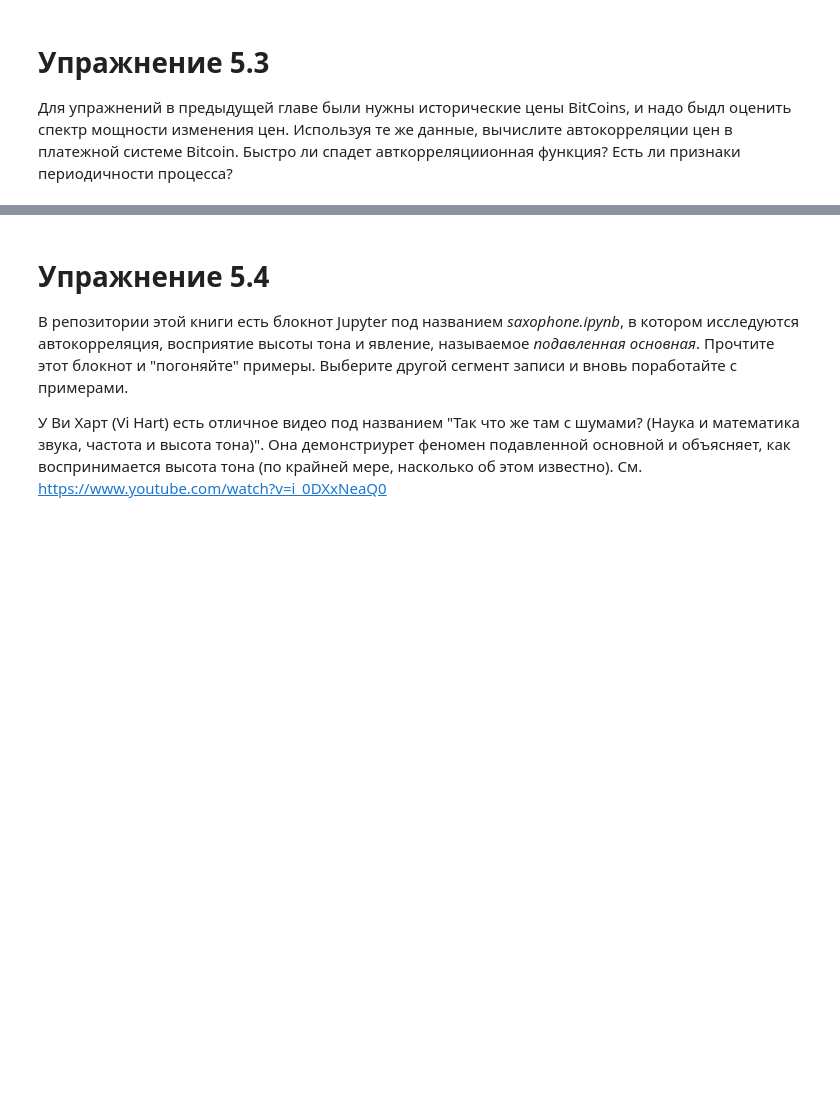
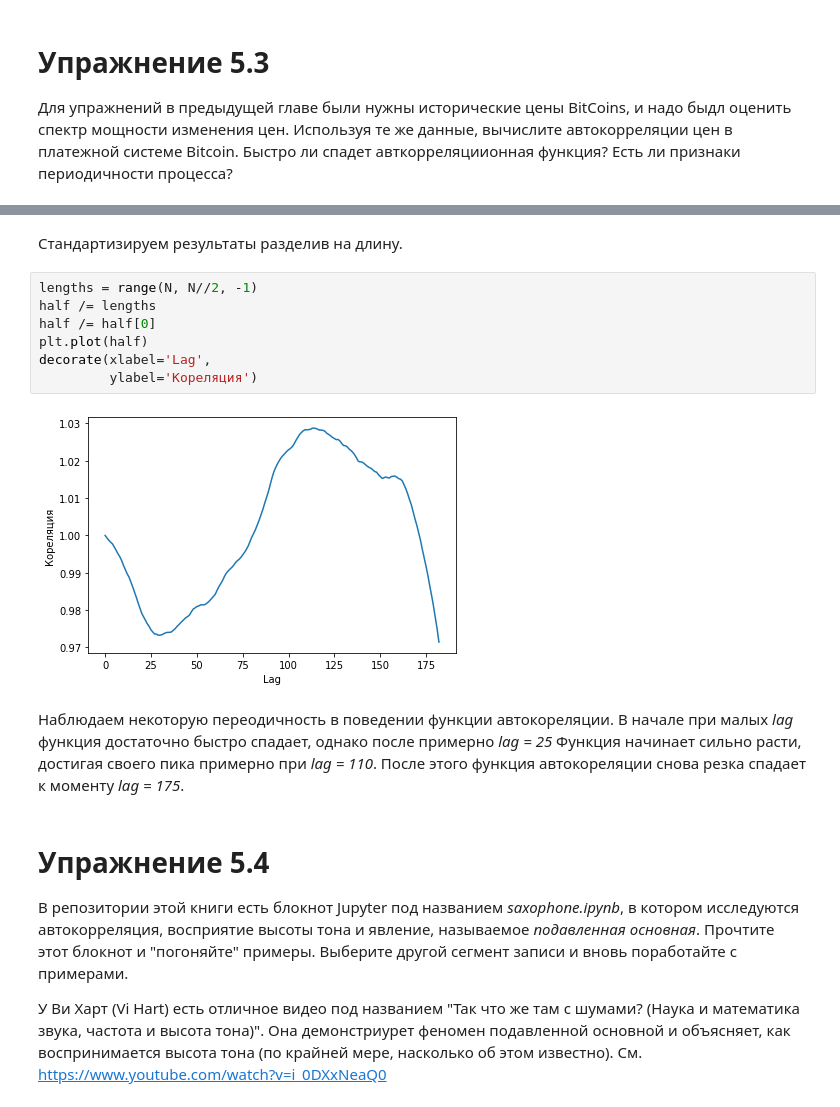
Before and after one commit to DenZhid/TelecommunicationSystemsLabs, a Jupyter notebook: Lab5/Lab5.ipynb, the cells around one changed output, grey strips where cells are left out. Saved outputs shown, nothing was run; the diff lists cells and outputs as text; blank space fills up the shorter version.

```diff
--- a/Lab5/Lab5.ipynb
+++ b/Lab5/Lab5.ipynb
@@ -27,3 +116,16 @@ if not os.path.exists('28042__bcjordan__voicedownbew.wav'):
+# %% [markdown]
+Стандартизируем результаты разделив на длину.
+# %%
+lengths = range(N, N//2, -1)
+half /= lengths
+half /= half[0]
+plt.plot(half)
+decorate(xlabel='Lag',
+         ylabel='Кореляция')
+# %% [output]
+[figure, added]
+# %% [markdown]
+Наблюдаем некоторую переодичность в поведении функции автокореляции. В начале при малых *lag* функция достаточно быстро спадает, однако после примерно *lag = 25* Функция начинает сильно расти, достигая своего пика примерно при *lag = 110*. После этого функция автокореляции снова резка спадает к моменту *lag = 175*.
 # %% [markdown]
 # **Упражнение 5.4**
 
```
Also changed, not shown: parts of 14 cells of this notebook.
